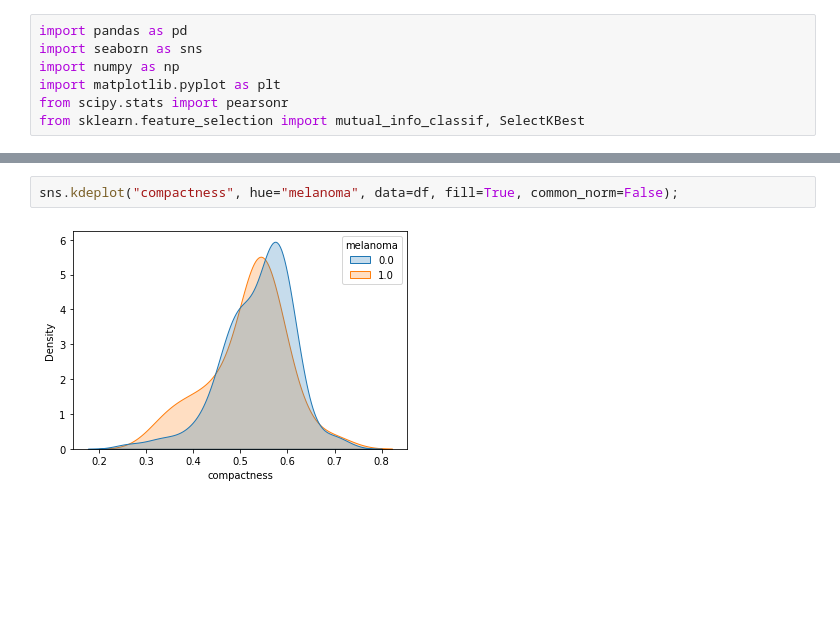
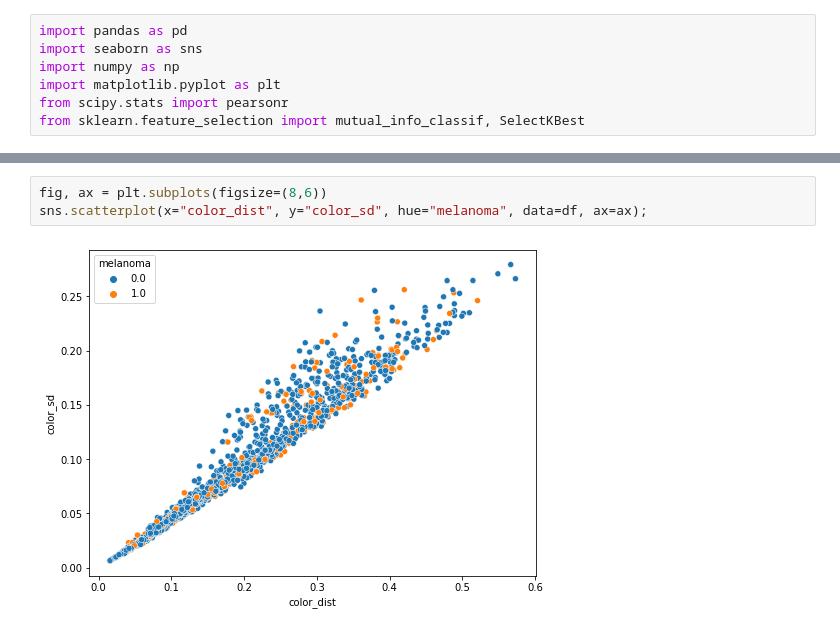
Before and after one commit to viggo-gascou/fyp2022p02GroupB2, a Jupyter notebook: plots.ipynb, the cells around one changed output, grey strips where cells are left out. Drawn from its saved outputs; the diff is of its cells as text; blank space fills up the shorter version.

```diff
--- a/plots.ipynb
+++ b/plots.ipynb
@@ -15,7 +15,8 @@ sns.pairplot(data=df, hue="melanoma", diag_kind="kde", diag_kws={"common_norm":
-# %%
-sns.kdeplot("compactness", hue="melanoma", data=df, fill=True, common_norm=False);
-# %% [output]
-[figure, removed]
+# %%
+fig, ax = plt.subplots(figsize=(8,6))
+sns.scatterplot(x="color_dist", y="color_sd", hue="melanoma", data=df, ax=ax);
+# %% [output]
+[figure, added]
 # %%
 pearsonr(df["color_dist"], df["color_sd"])
 # %% [output]
```
Also changed, not shown: parts of 7 cells of this notebook, 2 other files.
